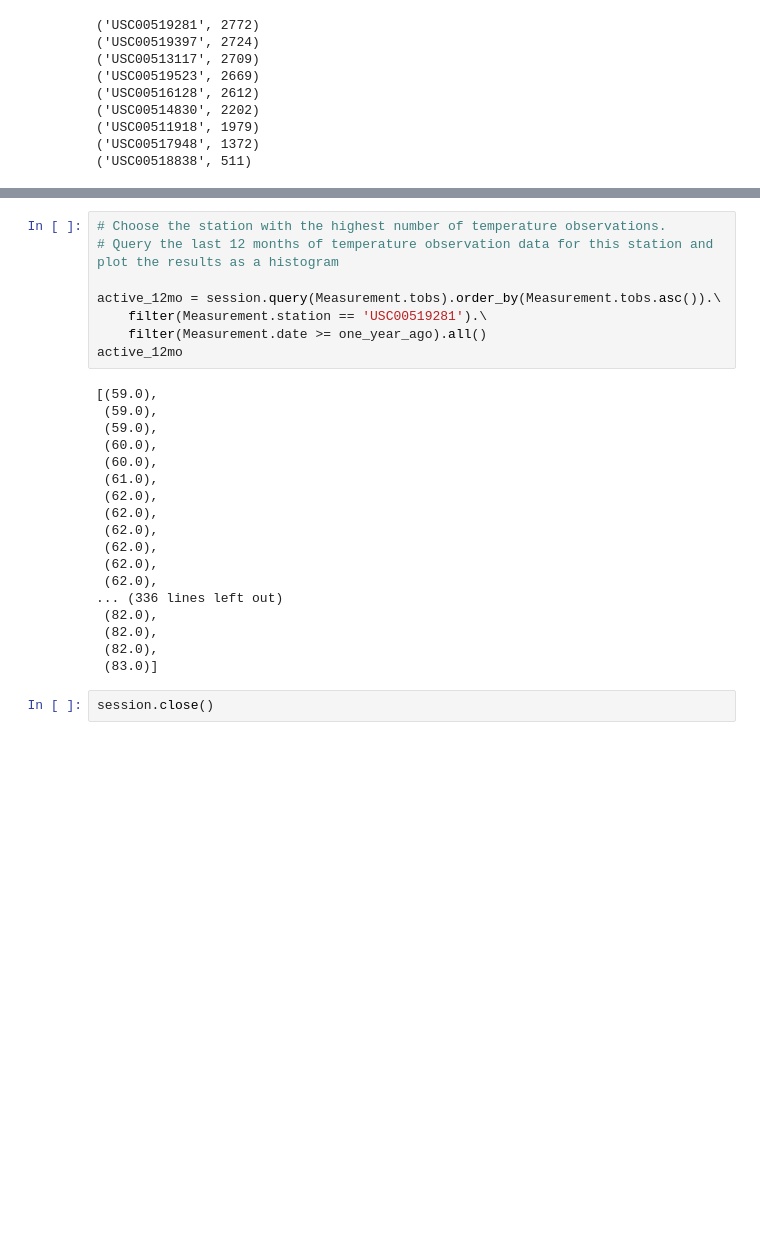
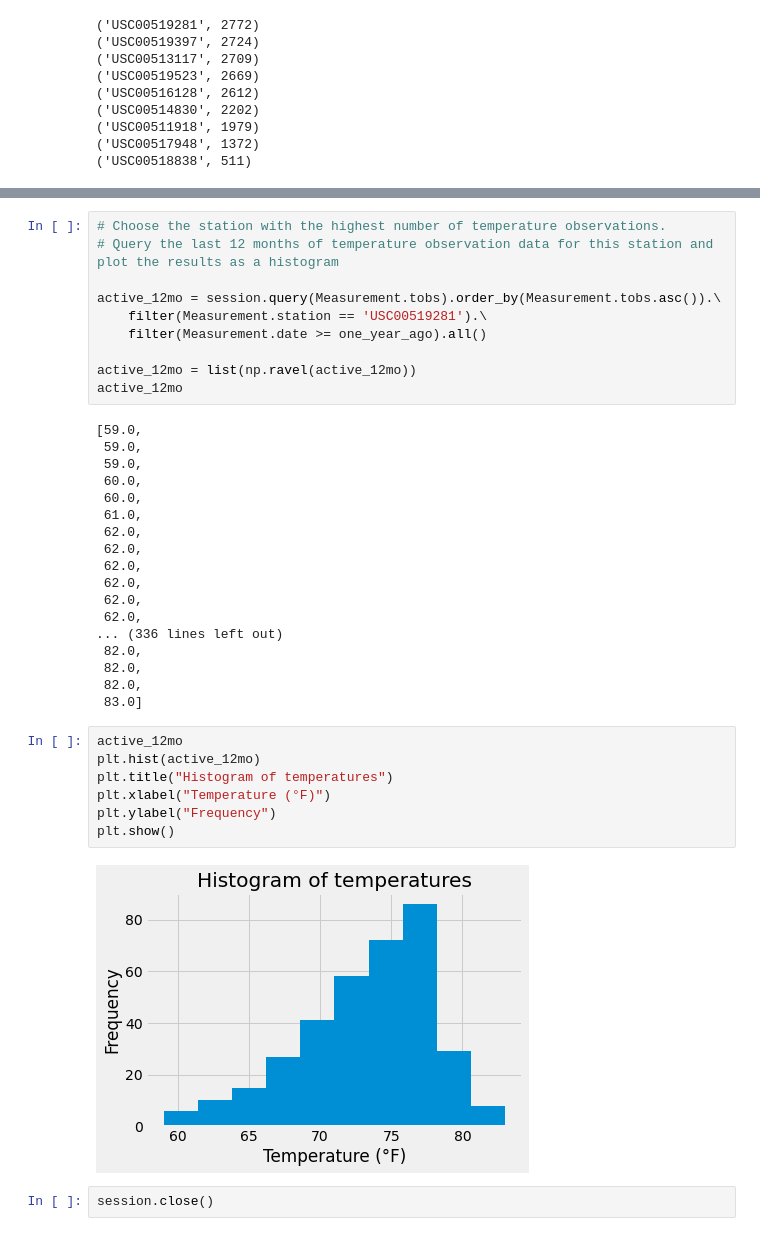
Before and after one commit to jacance/sqlalchemy-challenge, a Jupyter notebook: climate.ipynb, the cells around one changed output, grey strips where cells are left out. Saved outputs shown, nothing was run; the diff lists cells and outputs as text; blank space fills up the shorter version.

```diff
--- a/climate.ipynb
+++ b/climate.ipynb
@@ -187,25 +160,36 @@ print(np.mean(top_station))
 active_12mo = session.query(Measurement.tobs).order_by(Measurement.tobs.asc()).\
     filter(Measurement.station == 'USC00519281').\
     filter(Measurement.date >= one_year_ago).all()
+
+active_12mo = list(np.ravel(active_12mo))
 active_12mo
 # %% [output]
-[(59.0),
- (59.0),
- (59.0),
- (60.0),
- (60.0),
- (61.0),
- (62.0),
- (62.0),
- (62.0),
- (62.0),
- (62.0),
- (62.0),
+[59.0,
+ 59.0,
+ 59.0,
+ 60.0,
+ 60.0,
+ 61.0,
+ 62.0,
+ 62.0,
+ 62.0,
+ 62.0,
+ 62.0,
+ 62.0,
 ... (336 lines left out)
- (82.0),
- (82.0),
- (82.0),
- (83.0)]
+ 82.0,
+ 82.0,
+ 82.0,
+ 83.0]
+# %%
+active_12mo
+plt.hist(active_12mo)
+plt.title("Histogram of temperatures")
+plt.xlabel("Temperature (°F)")
+plt.ylabel("Frequency")
+plt.show()
+# %% [output]
+[figure, added]
 # %%
 session.close()
 # %% [markdown]
```
Also changed, not shown: parts of 2 cells of this notebook.
